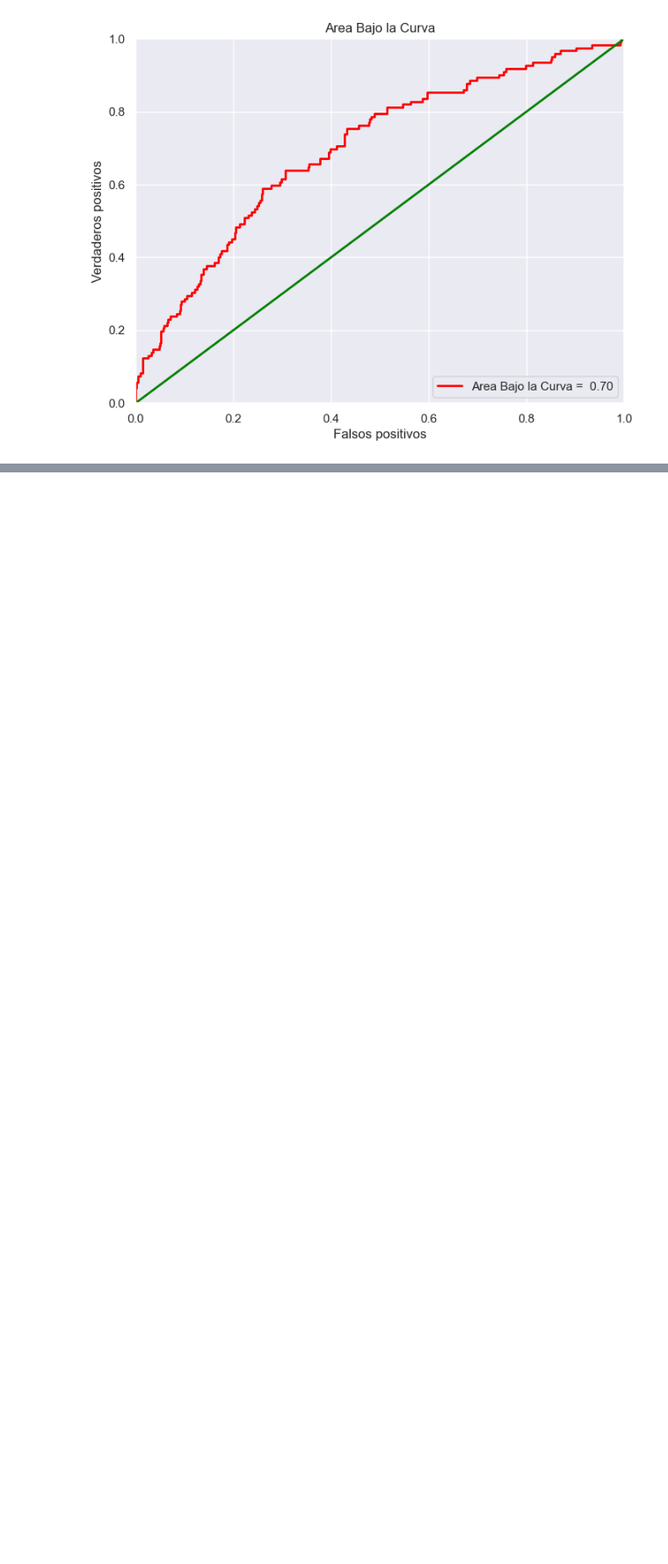
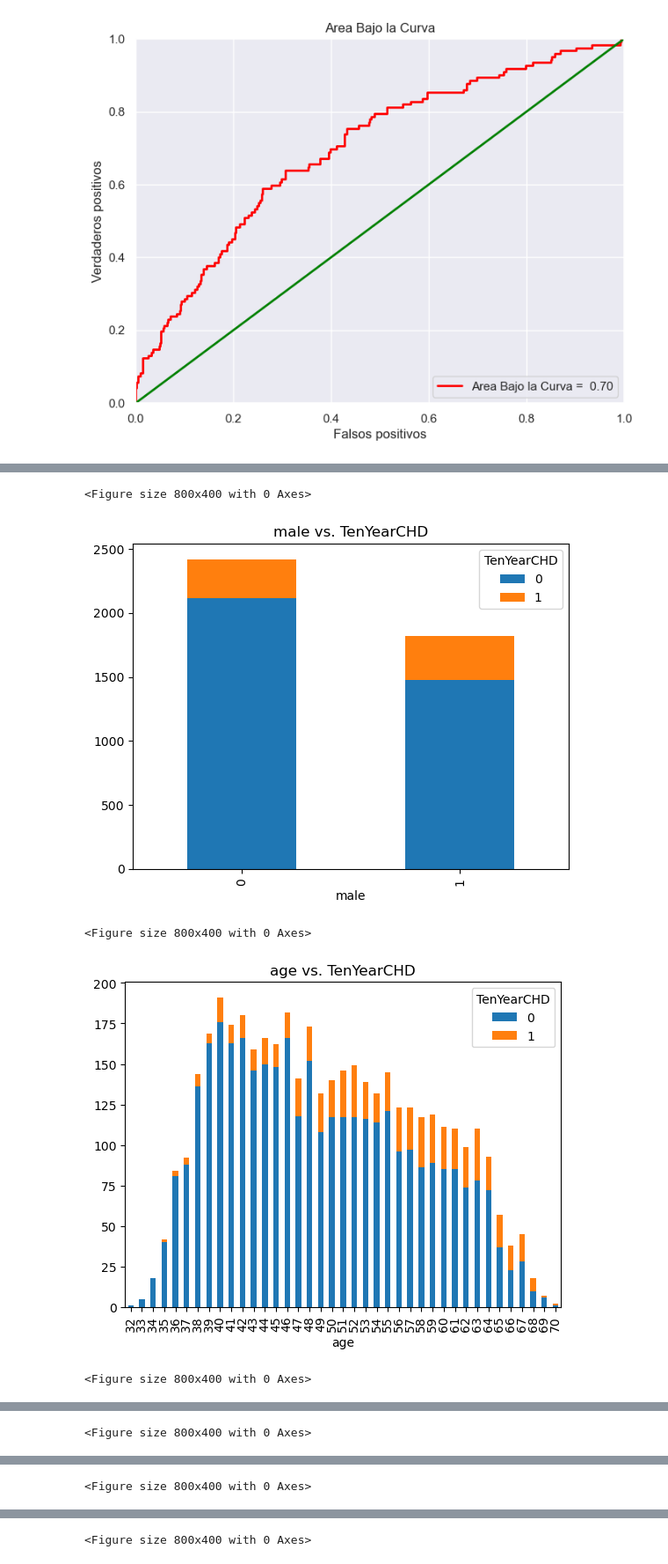
Before and after one commit to Alex117198/AnalisisDeDatosE2, a Jupyter notebook: Logistica.ipynb, the cells around one changed output, grey strips where cells are left out. Shown: that part at 88% size. Saved outputs shown, nothing was run; the diff lists cells and outputs as text; code cells hidden in the pictures; blank space fills up the shorter version.

```diff
--- a/Logistica.ipynb
+++ b/Logistica.ipynb
@@ -100,3 +100,17 @@ data.head()
 | 2 | 1 | 48 | 1.0 | 1 | 20.0 | 0.0 | 0 | 0 | ... |
 | 3 | 0 | 61 | 3.0 | 1 | 30.0 | 0.0 | 0 | 1 | ... |
 | 4 | 0 | 46 | 3.0 | 1 | 23.0 | 0.0 | 0 | 0 | ... |
+# %%
+independent_variables = ['male', 'age', 'education', 'currentSmoker', 'cigsPerDay', 'BPMeds', 'prevalentStroke', 'prevalentHyp', 'diabetes', 'totChol', 'sysBP', 'diaBP', 'BMI', 'heartRate', 'glucose']
+for variable in independent_variables:
+    if data[variable].dtype == 'int64':
+        plt.figure(figsize=(8, 4))
+        data.groupby('TenYearCHD')[variable].value_counts().unstack(0).plot(kind='bar', stacked=True)
+        plt.title(f'{variable} vs. TenYearCHD')
+        plt.show()
+# %% [output]
+<Figure size 800x400 with 0 Axes>
+[figure, added]
+<Figure size 800x400 with 0 Axes>
+[figure, added]
+<Figure size 800x400 with 0 Axes>
@@ -102,0 +118 @@ data.head()
+<Figure size 800x400 with 0 Axes>
@@ -102,0 +120 @@ data.head()
+<Figure size 800x400 with 0 Axes>
@@ -102,0 +122 @@ data.head()
+<Figure size 800x400 with 0 Axes>
```
Also changed, not shown: parts of 1 cell of this notebook.
